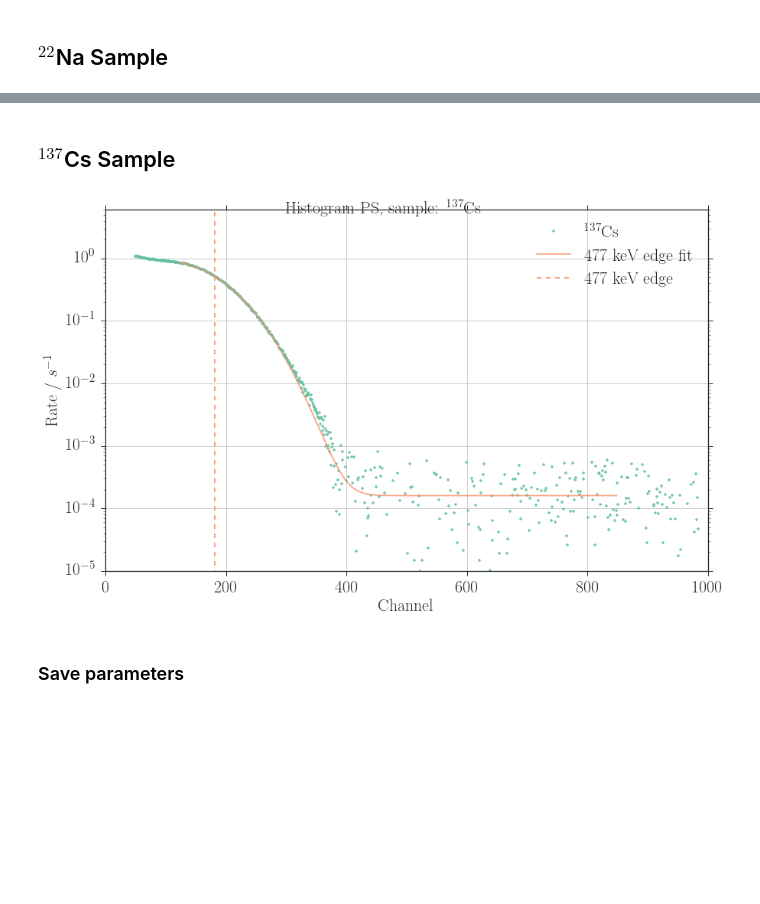
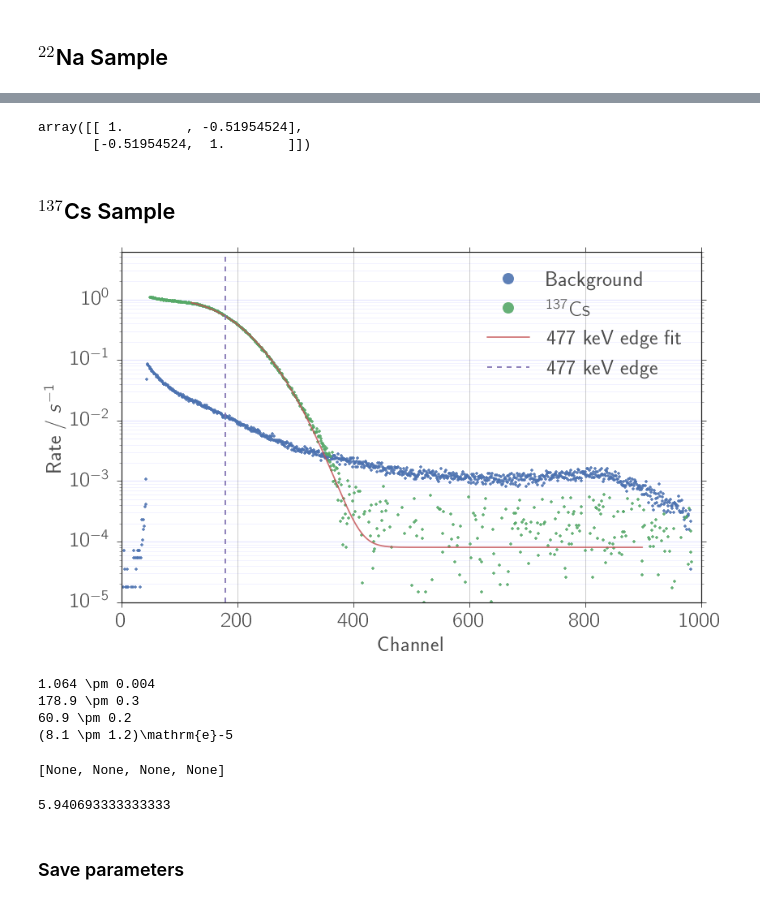
Before and after one commit to Bondzio/fp, a Jupyter notebook: compton/analysis/calibration_ps.ipynb, the cells around one changed output, grey strips where cells are left out. Cells and saved outputs as stored; diff of their text form; code cells hidden in the pictures; blank space fills up the shorter version.

```diff
--- a/compton/analysis/calibration_ps.ipynb
+++ b/compton/analysis/calibration_ps.ipynb
@@ -69,7 +123,9 @@ Background
 ----------------
 # %%
 #### Background ####
-file_in = npy_dir + "ps_background_02" + '.npy'
+file = "ps_background_02"
+
+file_in = npy_dir + file + '.npy'
 x_bg, y_bg = np.load(file_in)
 y_bg_e = un.uarray(y_bg, np.maximum(1, np.sqrt(y_bg)))
 
@@ -78,3 +134,5 @@ rate_bg = y_bg / t_bg
 rate_bg_e = y_bg_e / t_bg
 
 x_lower = 50
+
+print("%.3f"%(t_bg/3600))
@@ -192,3 +233,8 @@ if save_fig:
+# %%
+uc.correlation_matrix((cor[1],cor[4]))
+# %% [output]
+array([[ 1.        , -0.51954524],
+       [-0.51954524,  1.        ]])
 # %% [markdown]
 $^{137}$Cs Sample
 -----------------
@@ -197,7 +243,7 @@ $^{137}$Cs Sample
 cs_sample = '$^{137}\mathrm{Cs}$'
 file_in = npy_dir + "ps_137cs_04" + '.npy'
 x, y = np.load(file_in)
-y_e = un.uarray(y, np.sqrt(y))
+y_e = un.uarray(y, np.sqrt(np.maximum(y,1)))
 
 t_ps = 21386.496 # look for data/ps_cs137_04.mcd
 rate = y / t_ps
@@ -217,45 +263,62 @@ y_e = rate_e
 ###### 477 keV COMPTON EDGE #################
 # Define range to be fitted
 x_min = 120   # lower bound
-x_max = 850    # upper bound
+x_max = 900    # upper bound
 mask = (x > x_min) * (x < x_max)
 x_fit3 = x[mask]
 y_fit3 = y[mask]
-y_sigma = np.sqrt(un.std_devs(y_e[mask]))
+y_sigma = un.std_devs(y_e[mask])
 
 # p0 is the initial guess for the fitting coefficients
 # p = [A_edge, x_step, sigma, offset]
 p0 = [ 0.4,  220,   70,   5e-4]
 #fit_edge0 = conv_analytical(x_fit3, *p0)
 coeff3, cov3 = curve_fit(conv_analytical, x_fit3, y_fit3, p0=p0,
                               sigma=y_sigma, absolute_sigma=True)
 c3 = uc.correlated_values(coeff3, cov3)
 fit_edge3 = conv_analytical(x_fit3, *coeff3)
 x_step3 = coeff3[1]
 
 
 # Plotting
 fig1, ax1 = plt.subplots(1, 1)
 if not save_fig:
     fig1.suptitle("Histogram PS, sample: "+ cs_sample)
-#ax1.plot(x, rate_bg, '.', alpha=0.9, label='background')
+ax1.plot(x, rate_bg, '.', alpha=0.9, label='Background')
 ax1.plot(x, rate, '.', alpha=0.9, label=(cs_sample))
 edge3, = ax1.plot(x_fit3, fit_edge3, '-', alpha=0.8, label='477 keV edge fit')
 ax1.plot([x_step3] * 2, [0, 8000], '--', c=edge3.get_color(), label='477 keV edge')
 ax1.set_xlabel("Channel")
 ax1.set_ylabel("Rate / $s^{-1}$")
 ax1.set_xlim(0, 1000)
 ax1.set_ylim(1e-5, 6)
 ax1.legend(loc=1)
 ax1.grid(True)
 ax1.set_yscale("log", nonposy='clip')
-if show_fig:
-    fig1.show()
+
+ax1.yaxis.grid(True,'minor',linewidth=0.5,color = "blue", alpha = 0.1)
+ax1.yaxis.grid(True,'major',linewidth=1.2, color = "blue", alpha = 0.1)
+ax1.xaxis.grid(True)
+
+
+file_name = "calib_ps_cs"
 if save_fig:
     fig1.savefig(fig_dir + file_name + ".pdf")
     fig1.savefig(fig_dir + file_name + ".png")
 # %% [output]
-[figure, old version]
+[figure, new version]
+# %%
+[print(uc_str(num)) for num in c3]
+# %% [output]
+1.064 \pm 0.004
+178.9 \pm 0.3
+60.9 \pm 0.2
+(8.1 \pm 1.2)\mathrm{e}-5
+[None, None, None, None]
+# %%
+t_ps/ 3600
+# %% [output]
+5.940693333333333
 # %% [markdown]
 ### Save parameters
 # %%
```
Also changed, not shown: parts of 11 cells of this notebook, 34 other files.
